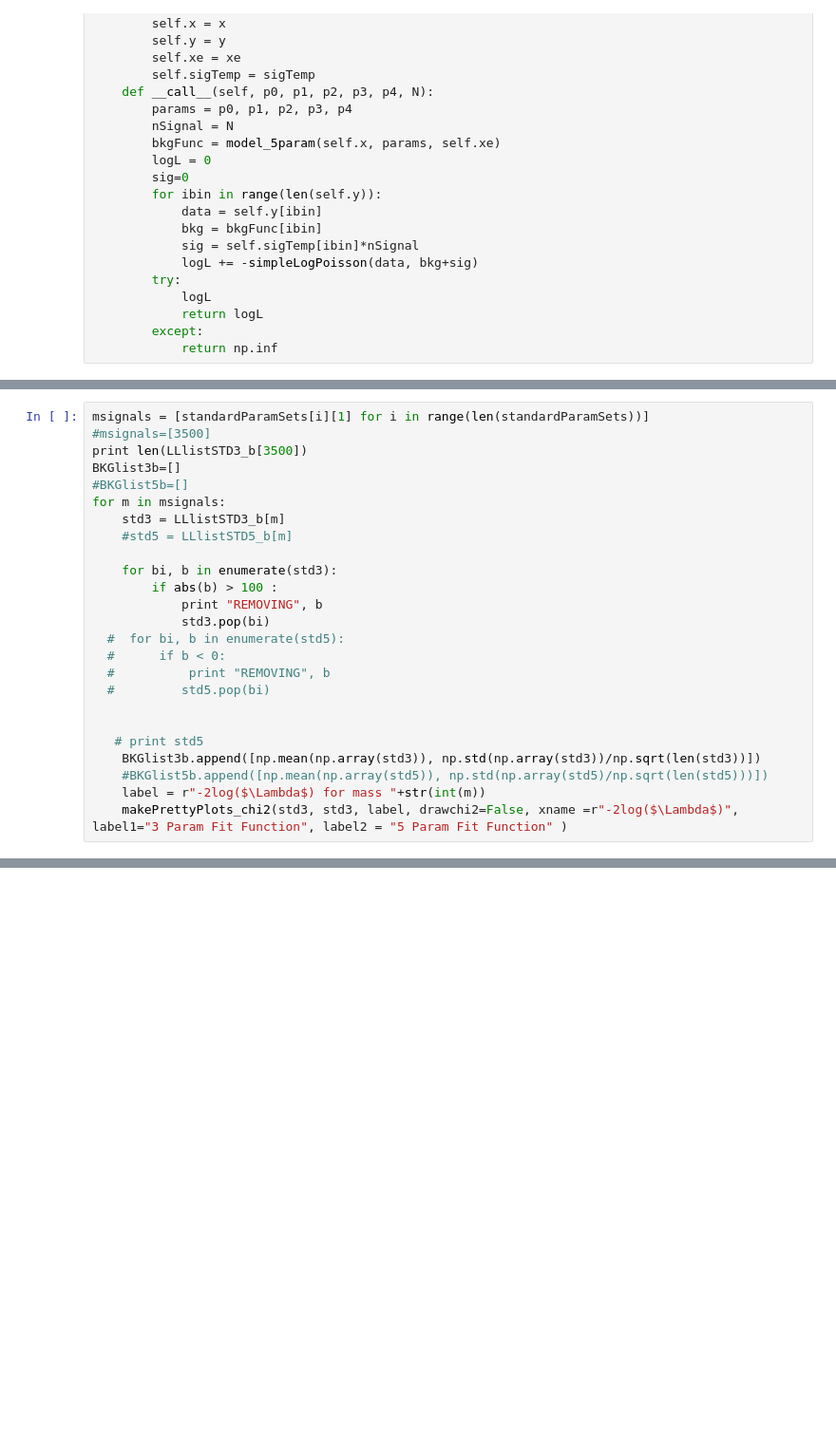
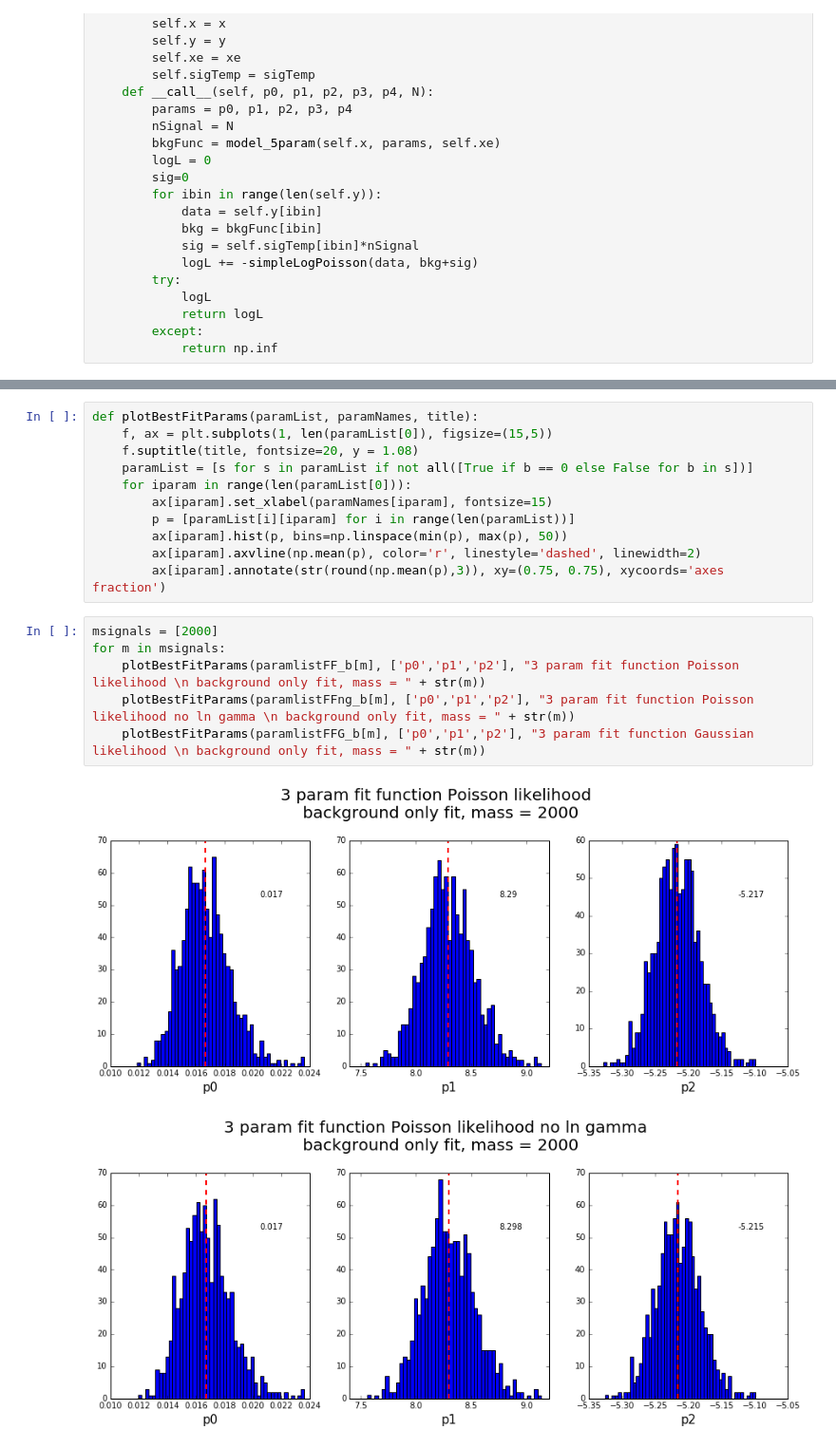
Before and after one commit to mfrate28/GP_Paper, a Jupyter notebook: LLHR-withSignal.ipynb, the cells around one changed output, grey strips where cells are left out. Shown at 95% size. Drawn from its saved outputs; the diff is of its cells as text; blank space fills up the shorter version.

```diff
--- a/LLHR-withSignal.ipynb
+++ b/LLHR-withSignal.ipynb
@@ -721,25 +873,0 @@ for m in msignals:
-# %%
-msignals = [standardParamSets[i][1] for i in range(len(standardParamSets))]
-#msignals=[3500]
-print len(LLlistSTD3_b[3500])
-BKGlist3b=[]
-#BKGlist5b=[]
-for m in msignals:
-    std3 = LLlistSTD3_b[m]
-    #std5 = LLlistSTD5_b[m]
-
-    for bi, b in enumerate(std3):
-        if abs(b) > 100 :
-            print "REMOVING", b
-            std3.pop(bi)
-  #  for bi, b in enumerate(std5):
-  #      if b < 0:
-  #          print "REMOVING", b
-  #         std5.pop(bi)
-
-
-   # print std5
-    BKGlist3b.append([np.mean(np.array(std3)), np.std(np.array(std3))/np.sqrt(len(std3))])
-    #BKGlist5b.append([np.mean(np.array(std5)), np.std(np.array(std5)/np.sqrt(len(std5)))])
-    label = r"-2log($\Lambda$) for mass "+str(int(m))
-    makePrettyPlots_chi2(std3, std3, label, drawchi2=False, xname =r"-2log($\Lambda$)", label1="3 Param Fit Function", label2 = "5 Param Fit Function" )
@@ -756,0 +971,20 @@ for m in msignals:
+# %%
+def plotBestFitParams(paramList, paramNames, title):
+    f, ax = plt.subplots(1, len(paramList[0]), figsize=(15,5))
+    f.suptitle(title, fontsize=20, y = 1.08)
+    paramList = [s for s in paramList if not all([True if b == 0 else False for b in s])]
+    for iparam in range(len(paramList[0])):
+        ax[iparam].set_xlabel(paramNames[iparam], fontsize=15)
+        p = [paramList[i][iparam] for i in range(len(paramList))]
+        ax[iparam].hist(p, bins=np.linspace(min(p), max(p), 50))
+        ax[iparam].axvline(np.mean(p), color='r', linestyle='dashed', linewidth=2)
+        ax[iparam].annotate(str(round(np.mean(p),3)), xy=(0.75, 0.75), xycoords='axes fraction')
+# %%
+msignals = [2000]
+for m in msignals:
+    plotBestFitParams(paramlistFF_b[m], ['p0','p1','p2'], "3 param fit function Poisson likelihood \n background only fit, mass = " + str(m))
+    plotBestFitParams(paramlistFFng_b[m], ['p0','p1','p2'], "3 param fit function Poisson likelihood no ln gamma \n background only fit, mass = " + str(m))
+    plotBestFitParams(paramlistFFG_b[m], ['p0','p1','p2'], "3 param fit function Gaussian likelihood \n background only fit, mass = " + str(m))
+# %% [output]
+[figure, added]
+[figure, added]
```
Also changed, not shown: parts of 44 cells of this notebook.
